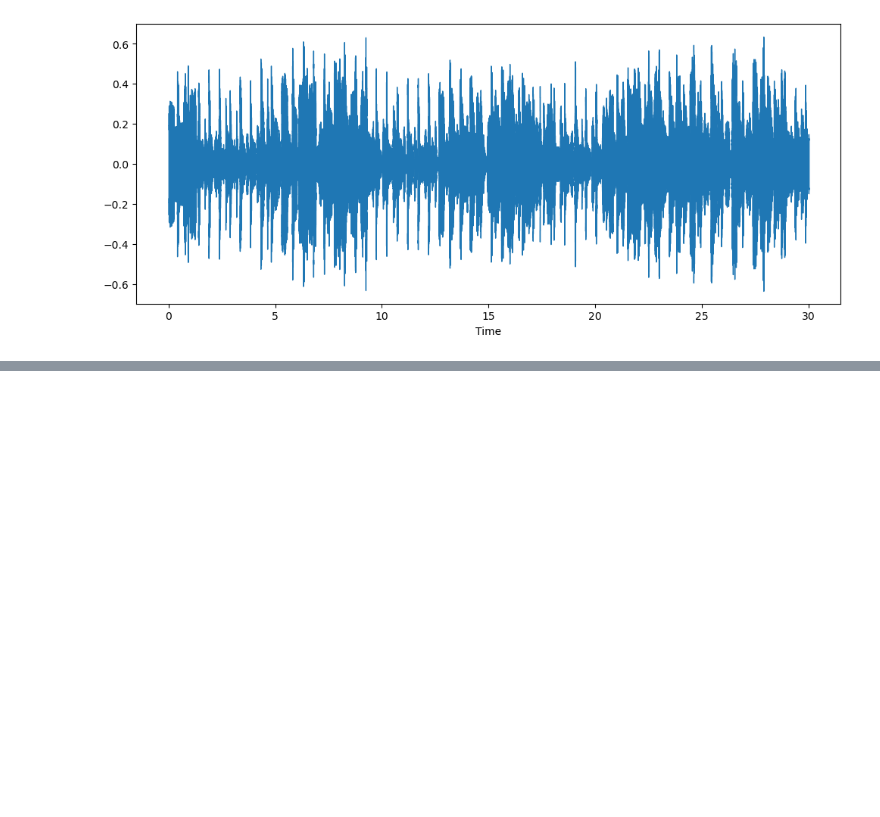
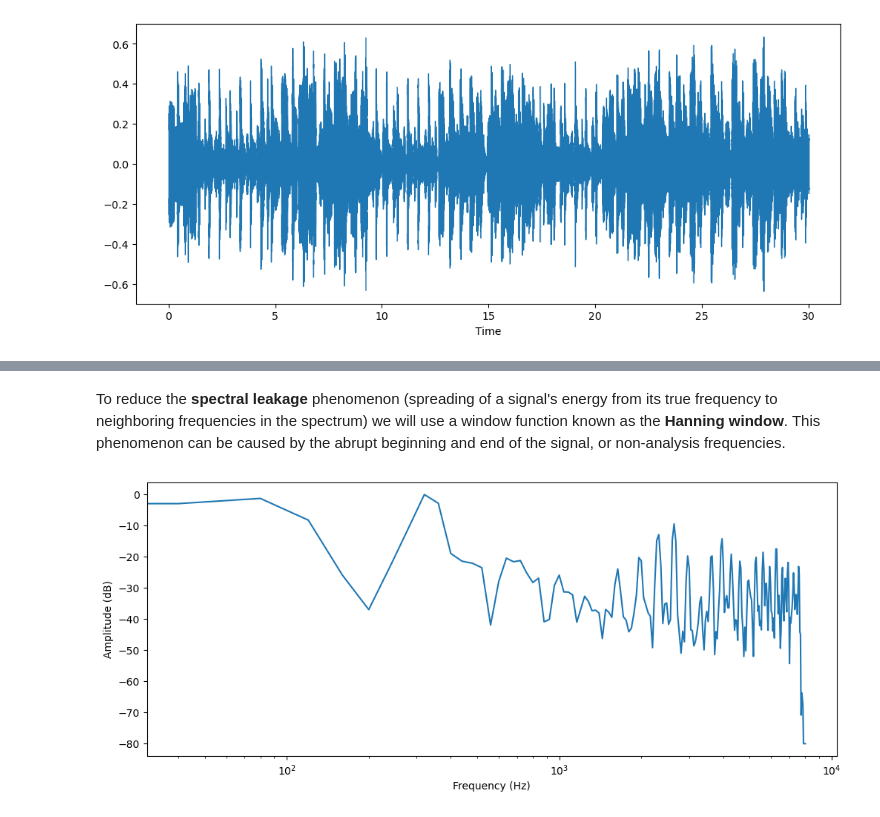
Before and after one commit to davidmayal23/music-genre-classification, a Jupyter notebook: notebooks/understanding_audio.ipynb, the cells around one changed output, grey strips where cells are left out. Cells and saved outputs as stored; diff of their text form; code cells hidden in the pictures; blank space fills up the shorter version.

```diff
--- a/notebooks/understanding_audio.ipynb
+++ b/notebooks/understanding_audio.ipynb
@@ -81,0 +106,22 @@ Also note that librosa returns the audio as floating-point values already, and t
+# %% [markdown]
+To reduce the **spectral leakage** phenomenon (spreading of a signal's energy from its true frequency to neighboring frequencies in the spectrum) we will use a window function known as the **Hanning window**. This phenomenon can be caused by the abrupt beginning and end of the signal, or non-analysis frequencies.
+# %%
+# Hanning window
+window = np.hanning(len(samples))
+windowed_input = samples * window
+
+fft_result = np.fft.rfft(windowed_input)
+
+# get the amplitude spectrum in decibels
+mag = librosa.amplitude_to_db(np.abs(fft_result), ref=np.max)
+
+# get the frequency bins
+freq = librosa.fft_frequencies(sr=sampling_rate, n_fft=len(samples))
+
+plt.figure().set_figwidth(12)
+plt.plot(freq, mag)
+plt.xlabel("Frequency (Hz)")
+plt.ylabel("Amplitude (dB)")
+plt.xscale("log")
+# %% [output]
+[figure, added]
```
Also changed, not shown: parts of 6 cells of this notebook, 1 other file.
